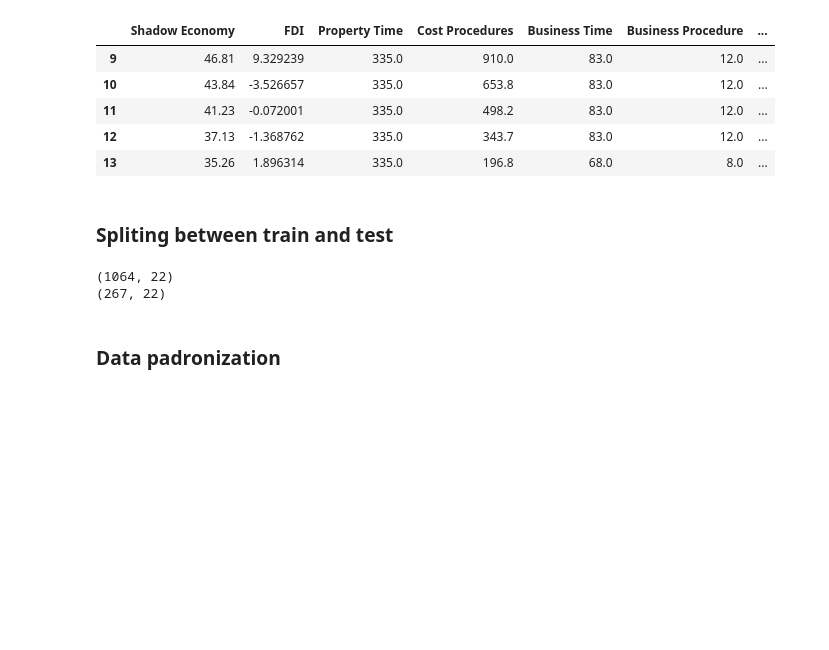
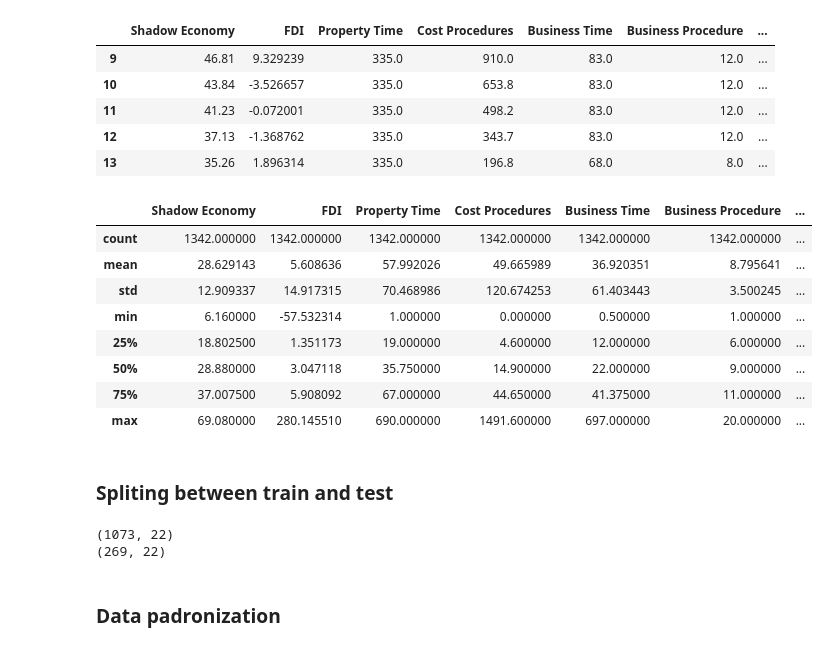
Before and after one commit to joaosilvafelix19/pred_se_ml, a Jupyter notebook: regressions_MAPE.ipynb, the cells around one changed output. Cells and saved outputs as stored; diff of their text form; code cells hidden in the pictures; blank space fills up the shorter version.

```diff
--- a/regressions_MAPE.ipynb
+++ b/regressions_MAPE.ipynb
@@ -133,6 +151,6 @@ missing_by_country = df.groupby('country')['governement_spending'].apply(lambda
 # %%
 # Droping these countries
-countries_to_drop = ['malawi', 'trinidad_and_tobago', 'liberia', 'yemen', "cote_d'ivoire", "nigeria"]
+countries_to_drop = ['malawi', 'trinidad_and_tobago', 'liberia', "cote_d'ivoire", "nigeria"]
 df = df[~df['country'].isin(countries_to_drop)]
 # %%
 df.head()
@@ -209,6 +253,18 @@ df.head()
 | 11 | 41.23 | -0.072001 | 335.0 | 498.2 | 83.0 | 12.0 | ... |
 | 12 | 37.13 | -1.368762 | 335.0 | 343.7 | 83.0 | 12.0 | ... |
 | 13 | 35.26 | 1.896314 | 335.0 | 196.8 | 68.0 | 8.0 | ... |
+# %%
+df.describe()
+# %% [output]
+|  | Shadow Economy | FDI | Property Time | Cost Procedures | Business Time | Business Procedure | ... |
+| count | 1342.000000 | 1342.000000 | 1342.000000 | 1342.000000 | 1342.000000 | 1342.000000 | ... |
+| mean | 28.629143 | 5.608636 | 57.992026 | 49.665989 | 36.920351 | 8.795641 | ... |
+| std | 12.909337 | 14.917315 | 70.468986 | 120.674253 | 61.403443 | 3.500245 | ... |
+| min | 6.160000 | -57.532314 | 1.000000 | 0.000000 | 0.500000 | 1.000000 | ... |
+| 25% | 18.802500 | 1.351173 | 19.000000 | 4.600000 | 12.000000 | 6.000000 | ... |
+| 50% | 28.880000 | 3.047118 | 35.750000 | 14.900000 | 22.000000 | 9.000000 | ... |
+| 75% | 37.007500 | 5.908092 | 67.000000 | 44.650000 | 41.375000 | 11.000000 | ... |
+| max | 69.080000 | 280.145510 | 690.000000 | 1491.600000 | 697.000000 | 20.000000 | ... |
 # %%
 # Exporting
 # df.to_excel('df.xlsx', index=False)
@@ -220,8 +276,8 @@ train_set, test_set = train_test_split(df, test_size=0.2, random_state=0)
 print(train_set.shape)
 print(test_set.shape)
 # %% [output]
-(1064, 22)
-(267, 22)
+(1073, 22)
+(269, 22)
 # %% [markdown]
 ### Data padronization
 # %%
```
Also changed, not shown: parts of 5 cells of this notebook, 1 other file.
